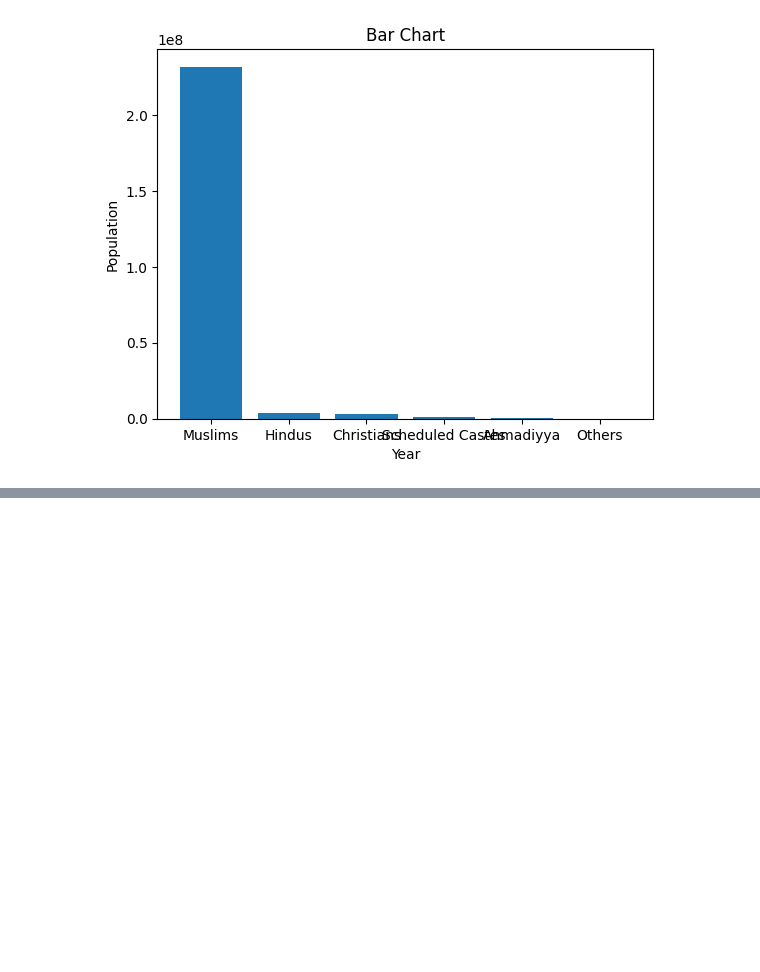
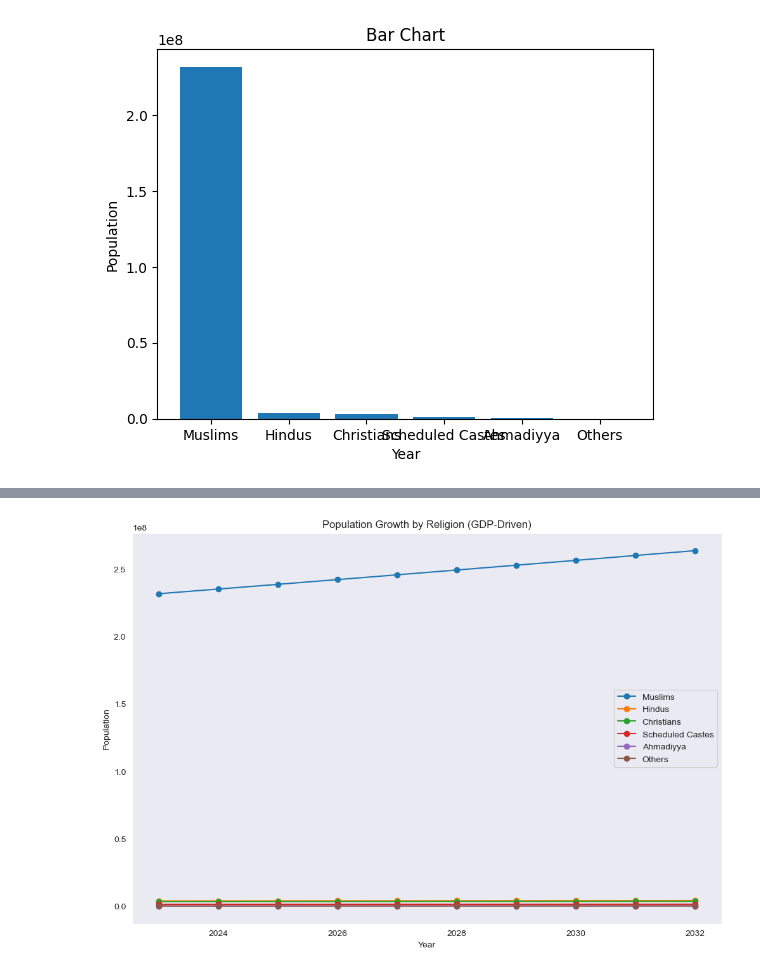
Before and after one commit to Mirza-Adnan-Baig/Data_Exploration, a Jupyter notebook: Data.ipynb, the cells around one changed output, grey strips where cells are left out. Drawn from its saved outputs; the diff is of its cells as text; code cells hidden in the pictures; blank space fills up the shorter version.

```diff
--- a/Data.ipynb
+++ b/Data.ipynb
@@ -114,0 +175,73 @@ plt.show()
+# %%
+#GDP Growth Impact:
+#GDP grows at a steady rate (5% annually).
+#Population growth rates decline as GDP increases (representing improved education, healthcare, etc.).
+#Population Forecast: Forecasts population sizes for each religious group over 10 years.
+#Adjusts growth rates dynamically based on GDP growth.
+#Visualization: Shows how GDP growth influences the population of each religious group.
+
+
+import pandas as pd
+import matplotlib.pyplot as plt
+
+# Initial GDP and growth rate
+initial_gdp = 350  # in billion USD
+gdp_growth_rate = 0.05  # 5% annual growth
+
+# Initial population data by religion
+data = pd.DataFrame(pd.read_csv("archive/Religion_Population_Distribution.csv"))
+
+
+# Define initial population growth rates (per religion)
+# These rates are assumed to decrease as GDP increases
+initial_growth_rates = {
+    'Muslims': 0.015,  # 1.5% annual growth
+    'Hindus': 0.01,    # 1.0% annual growth
+    'Christians': 0.008, # 0.8% annual growth
+    'Scheduled Castes': 0.005, # 0.5% annual growth
+    'Ahmadiyya': 0.02, # 2.0% annual growth
+    'Others': 0.03    # 3.0% annual growth
+}
+
+# Simulate for 10 years
+years = range(2023, 2033)
+gdp_forecast = [initial_gdp * (1 + gdp_growth_rate)**(year - 2023) for year in years]
+
+# Adjust population growth rates based on GDP growth
+adjusted_population_growth_rates = {
+    religion: [rate - 0.001 * (gdp - initial_gdp) / initial_gdp for gdp in gdp_forecast]
+    for religion, rate in initial_growth_rates.items()
+}
+
+# Forecast population by religion
+population_forecast = {
+    religion: [
+        data.loc[data['Religion'] == religion, 'Population'].values[0] * (1 + growth_rate)**(year - 2023)
+        for growth_rate, year in zip(adjusted_population_growth_rates[religion], years)
+    ]
+    for religion in data['Religion']
+}
+
+# Combine into a DataFrame
+population_data = pd.DataFrame({'Year': years})
+for religion, values in population_forecast.items():
+    population_data[religion] = values
+
+# Total population per year
+population_data['Total Population'] = population_data.iloc[:, 1:].sum(axis=1)
+
+# Plot results
+plt.figure(figsize=(12, 8))
+for religion in data['Religion']:
+    plt.plot(population_data['Year'], population_data[religion], marker='o', label=f'{religion}')
+plt.title('Population Growth by Religion (GDP-Driven)')
+plt.xlabel('Year')
+plt.ylabel('Population')
+plt.legend()
+plt.grid()
+plt.show()
+
+# Print the data for reference
+print(population_data)
+# %% [output]
+[figure, added]
```
Also changed, not shown: parts of 7 cells of this notebook.
